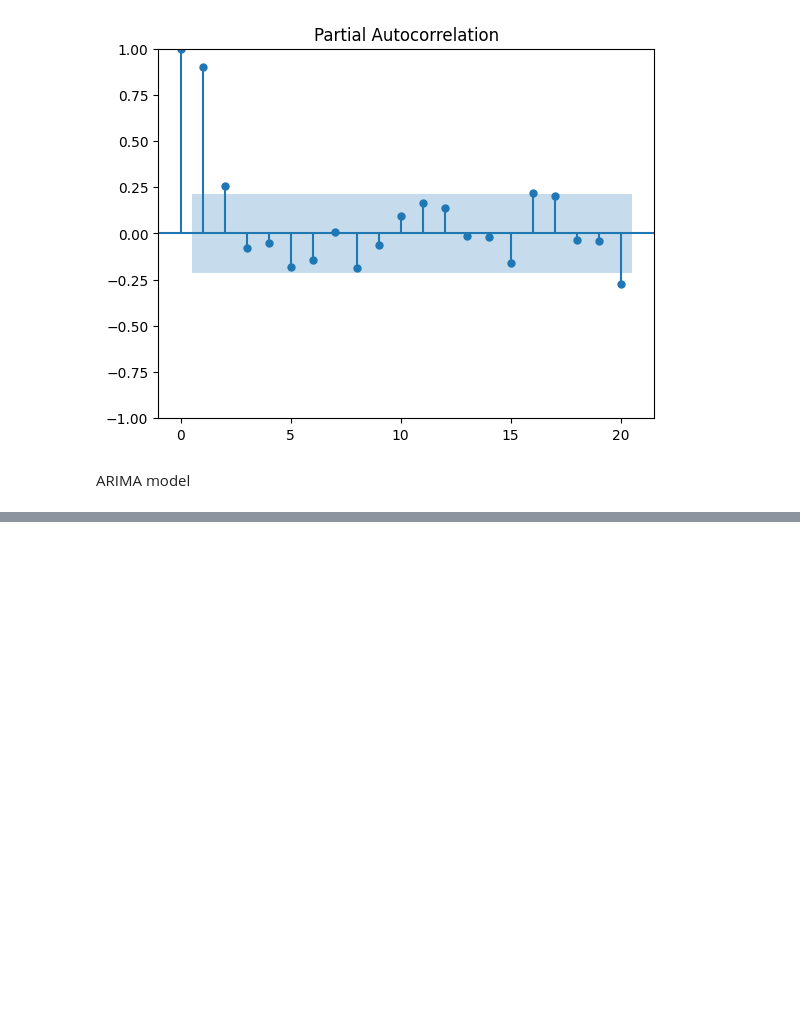
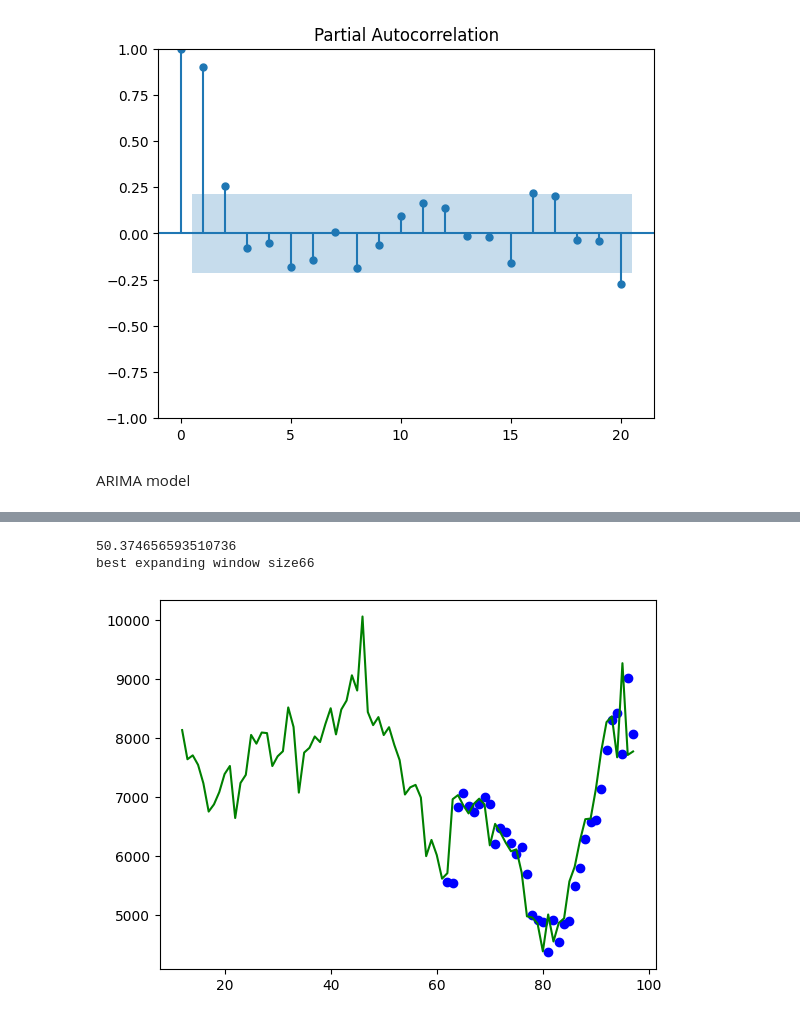
Before and after one commit to HonzaHalik/predikce-nabidky, a Jupyter notebook: modely.ipynb, the cells around one changed output, grey strips where cells are left out. Cells and saved outputs as stored; diff of their text form; code cells hidden in the pictures; blank space fills up the shorter version.

```diff
--- a/modely.ipynb
+++ b/modely.ipynb
@@ -257,9 +257,7 @@ ARIMA model
 # // TODO    proiterovat moznosti pro arimu ruzny AR, I=0,1,2, MA=1 až 5
 # // TODO    metriky pro arimy aic, aicc, bic - chci vsechny co nejmensi
 # // TODO    vybrat model s nejlepsima hodnoama v radku nad timhle
-# TODO podivat se na to jestli nemuzu ze zacatku df_desesasoned odebrat treba min radku
-# muzu
-# TODO dalsi veci v tabulce konzultace
+
 
 from statsmodels.tsa.arima.model import ARIMA
 from tqdm import tqdm
@@ -273,14 +271,12 @@ p_list = [0,1,2,6]  # AR myslim si ze by to melo byt 2 aby nebyl overfitting pro
 d_list = [0,1,2]  # I
 q_list = [0,1, 2, 3, 4, 5]  # MA
 #>> shaneni dat
-df_arima = get_df(remove_first = max(p_list))
-parametry = ['nove-1']
-for i in range(1, 12):
-    parametry.append(f'aktivni-{i}')
+parametry = ['nove-1', 'aktivni']
 
 df_arima = df_deseasoned[parametry]
-target = df_deseasoned['aktivni']
-external_regressor = df_deseasoned['nove-1']
+target = df_arima['aktivni']
+external_regressor_list = ['nove-1']
+external_regressor = df_arima[[*external_regressor_list]]
 #>> modely
 for p in tqdm(p_list):
     best_score = [100000000000000000000]
@@ -292,7 +288,6 @@ for p in tqdm(p_list):
                 aic = model_fit.aic
                 aicc = model_fit.aicc
                 bic = model_fit.bic
-
                 score = aic+aicc+bic
             if score < best_score:
                 best_score = score
@@ -370,3 +365,60 @@ Covariance Type:                  opg
 Warnings:
 [1] Covariance matrix calculated using the outer product of gradients (complex-step).
 [2] Covariance matrix is singular or near-singular, with condition number 9.13e+14. Standard errors may be unstable.
+# %%
+
+# TODO Expanding window and rolling window forecasts
+
+# TODO for cycles in order to estimate the right size of window
+# TODO evaluate by mae, mse, rmse
+
+# TODO nakreslit grafy z expanding window forecast a roling window forecas,
+# TODO maji tam 2 cary jednu za ten window forecast a jednu za realne hodnoty
+
+from sklearn.metrics import mean_squared_error, mean_absolute_error
+
+#@ parametry ARIMA
+p = 0
+d = 2
+q = 1
+exw_start = 50  # na kolika prikladech zacne okno expandovat
+exw_step = 1    #o kolik se pokazde zvetsi
+external_regressor_list = ['nove-1']
+
+best_rmse = 100000000000
+best_mae = 100000000000
+best_mse = 100000000000
+best_exw_size = None
+mae_list = []
+mse_list = []
+rmse_list = []
+#>> expanding window forecast
+plt.plot(df_arima.index, df_arima[['aktivni']], color='green')
+for i in range(50,len(df_arima),exw_step):
+    df_train = df_arima[:i]
+    model = ARIMA(df_train[['aktivni']], order=(p,d,q), exog=df_train[[*external_regressor_list]])
+    model = model.fit()
+
+    df_new = df_arima[i:i+exw_step]
+    df_pred = model.forecast(steps=exw_step, exog=df_new[[*external_regressor_list]])
+    #* evaluace
+    df_actual = df_arima[i:i+exw_step]
+    df_actual = df_actual[['aktivni']]
+    rmse = mean_squared_error(df_actual, df_pred, squared=False)
+    mse = mean_squared_error(df_actual, df_pred)
+    mae = mean_absolute_error(df_actual, df_pred)
+    plt.scatter(df_pred.index, df_pred, color = 'blue', label = 'predikce')
+
+    mae_list.append(mae)
+    mse_list.append(mse)
+    rmse_list.append(rmse)
+    if mae < best_mae:
+        best_mae = mae
+        best_exw_size = i
+
+print(best_mae)
+print(f'best expanding window size{best_exw_size}')
+# %% [output]
+50.374656593510736
+best expanding window size66
+[figure, added]
```
Also changed, not shown: parts of 3 cells of this notebook.
